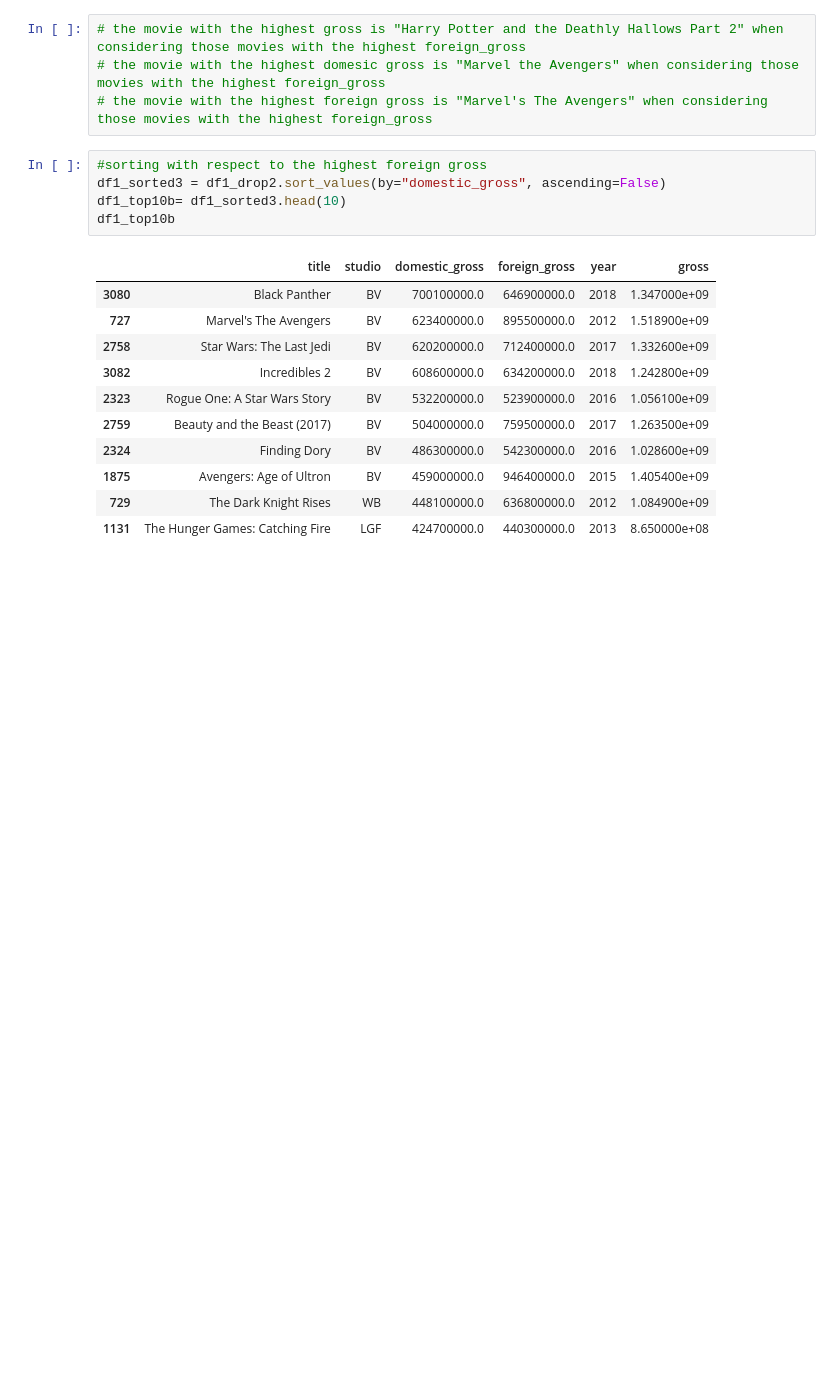
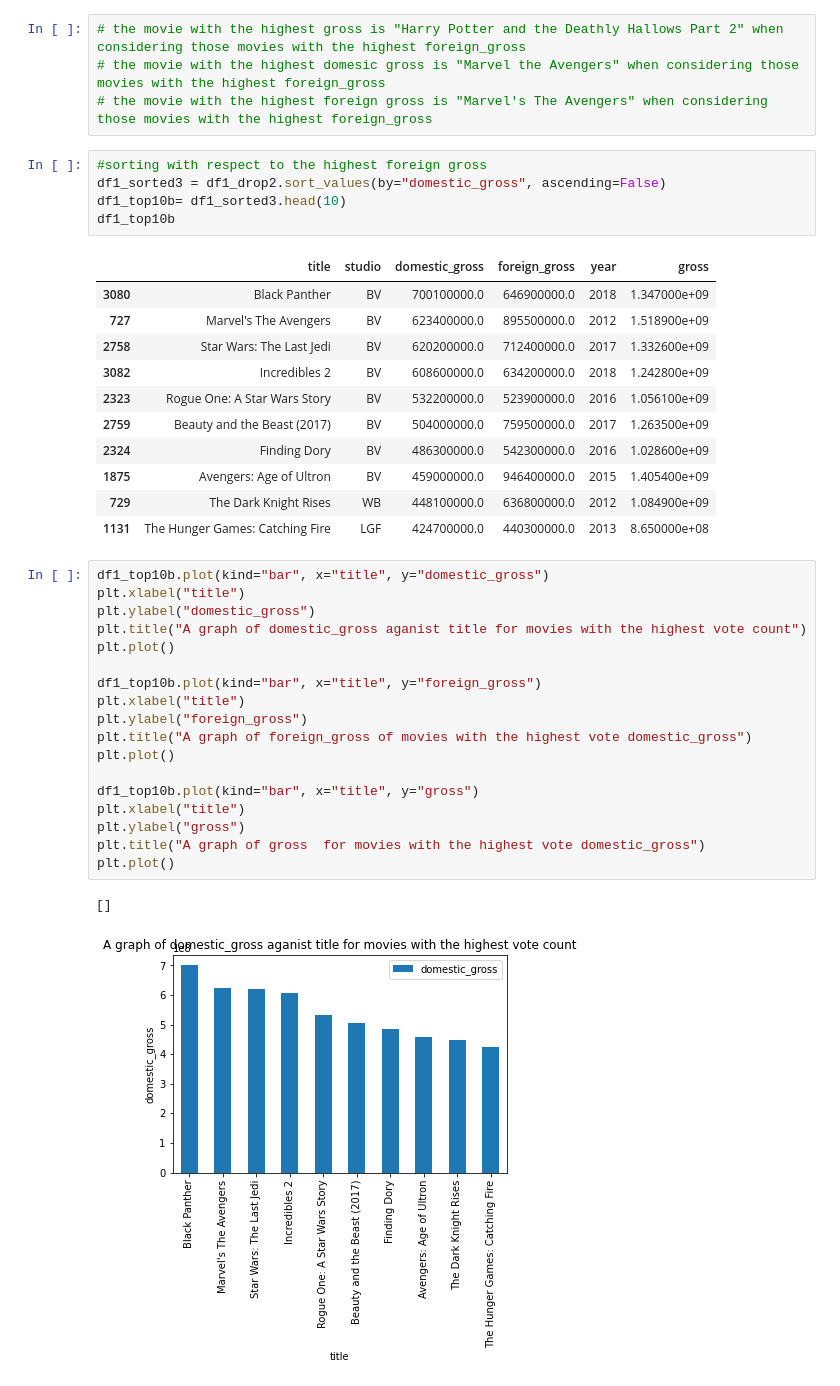
Before and after one commit to aggrey034/projo, a Jupyter notebook: index.ipynb, the cells around one changed output. Saved outputs shown, nothing was run; the diff lists cells and outputs as text; blank space fills up the shorter version.

```diff
--- a/index.ipynb
+++ b/index.ipynb
@@ -223,3 +223,24 @@ df1_top10b
 | 1875 | Avengers: Age of Ultron | BV | 459000000.0 | 946400000.0 | 2015 | 1.405400e+09 |
 | 729 | The Dark Knight Rises | WB | 448100000.0 | 636800000.0 | 2012 | 1.084900e+09 |
 | 1131 | The Hunger Games: Catching Fire | LGF | 424700000.0 | 440300000.0 | 2013 | 8.650000e+08 |
+# %%
+df1_top10b.plot(kind="bar", x="title", y="domestic_gross")
+plt.xlabel("title")
+plt.ylabel("domestic_gross")
+plt.title("A graph of domestic_gross aganist title for movies with the highest vote count")
+plt.plot()
+
+df1_top10b.plot(kind="bar", x="title", y="foreign_gross")
+plt.xlabel("title")
+plt.ylabel("foreign_gross")
+plt.title("A graph of foreign_gross of movies with the highest vote domestic_gross")
+plt.plot()
+
+df1_top10b.plot(kind="bar", x="title", y="gross")
+plt.xlabel("title")
+plt.ylabel("gross")
+plt.title("A graph of gross  for movies with the highest vote domestic_gross")
+plt.plot()
+# %% [output]
+[]
+[figure, added]
```
Also changed, not shown: parts of 12 cells of this notebook.
